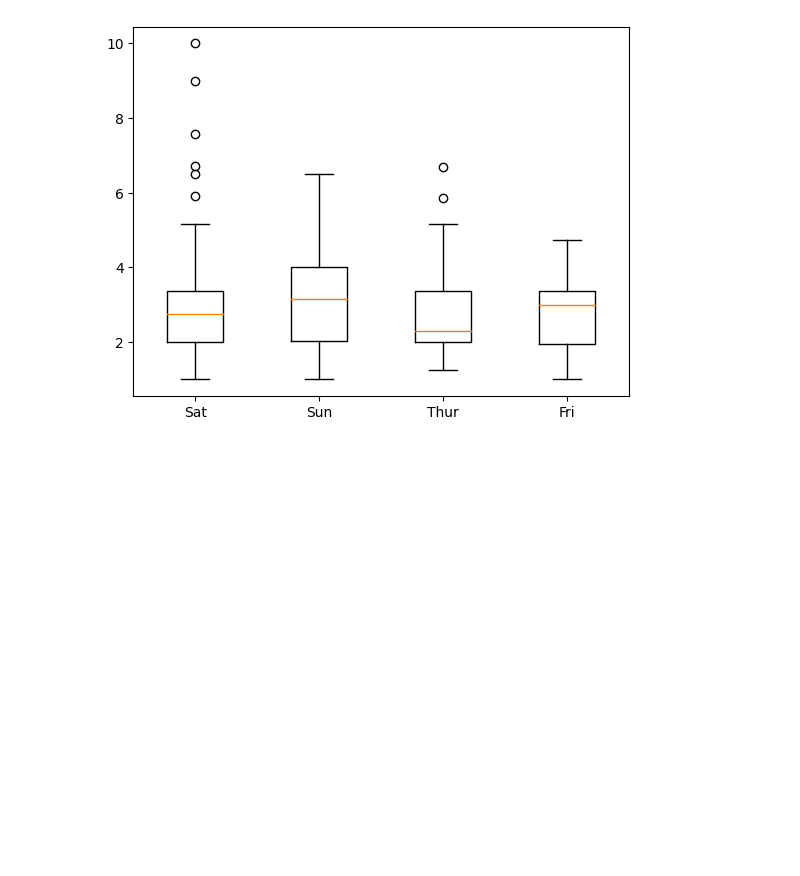
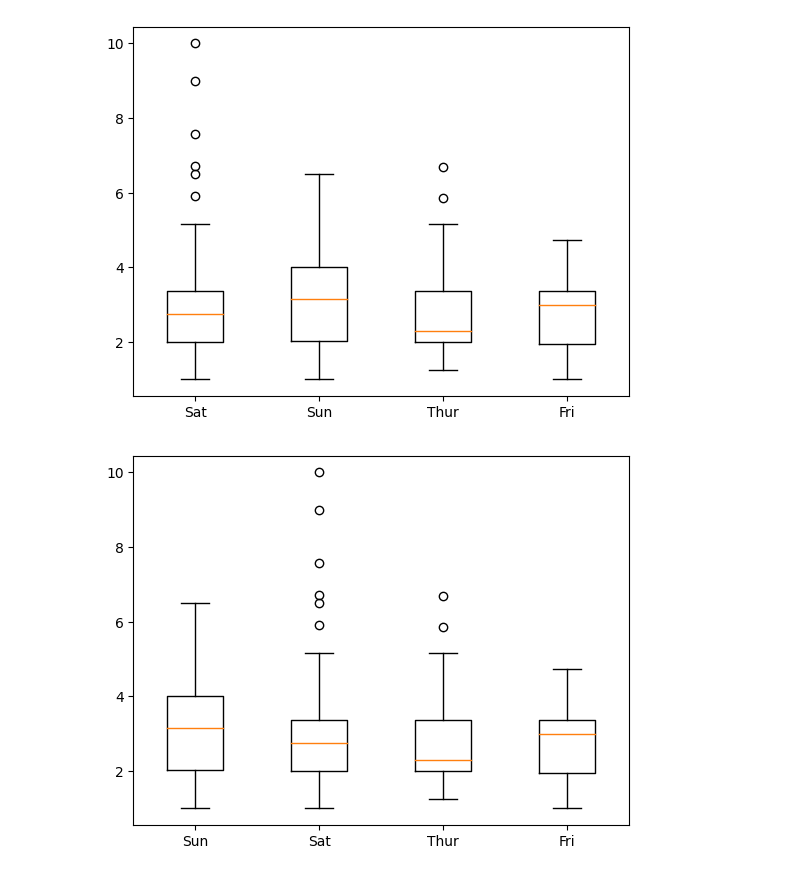
Before and after one commit to Le2Hee/python-itwill, a Jupyter notebook: py16_matplotlib.ipynb, the cells around one changed output. Drawn from its saved outputs; the diff is of its cells as text; code cells hidden in the pictures; blank space fills up the shorter version.

```diff
--- a/py16_matplotlib.ipynb
+++ b/py16_matplotlib.ipynb
@@ -351,3 +351,14 @@ plt.xticks([1, 2],[time_index[0], time_index[1]])
 plt.show()
 # %% [output]
 [figure]
+# %%
+times = tips.time.unique()
+tip_by_time = [] # Lunch, Dinner 부분집합에서 tip 컬럼을 저장하기 위한 리스트.
+for x in times:
+    subset = tips[tips.time == x].tip
+    tip_by_time.append(subset)
+
+tip_by_time
+
+plt.boxplot(tip_by_time, labels=times)
+plt.show()
@@ -365,3 +378,10 @@ plt.xticks([1, 2, 3, 4], [day_index[0], day_index[1],day_index[2], day_index[3]]
 plt.show()
 # %% [output]
 [figure]
+# %%
+days = tips.day.unique()
+tip_by_day = [ tips[tips.day == x].tip for x in days]
+plt.boxplot(tip_by_day, labels=days)
+plt.show()
+# %% [output]
+[figure, added]
```
Also changed, not shown: parts of 17 cells of this notebook.
